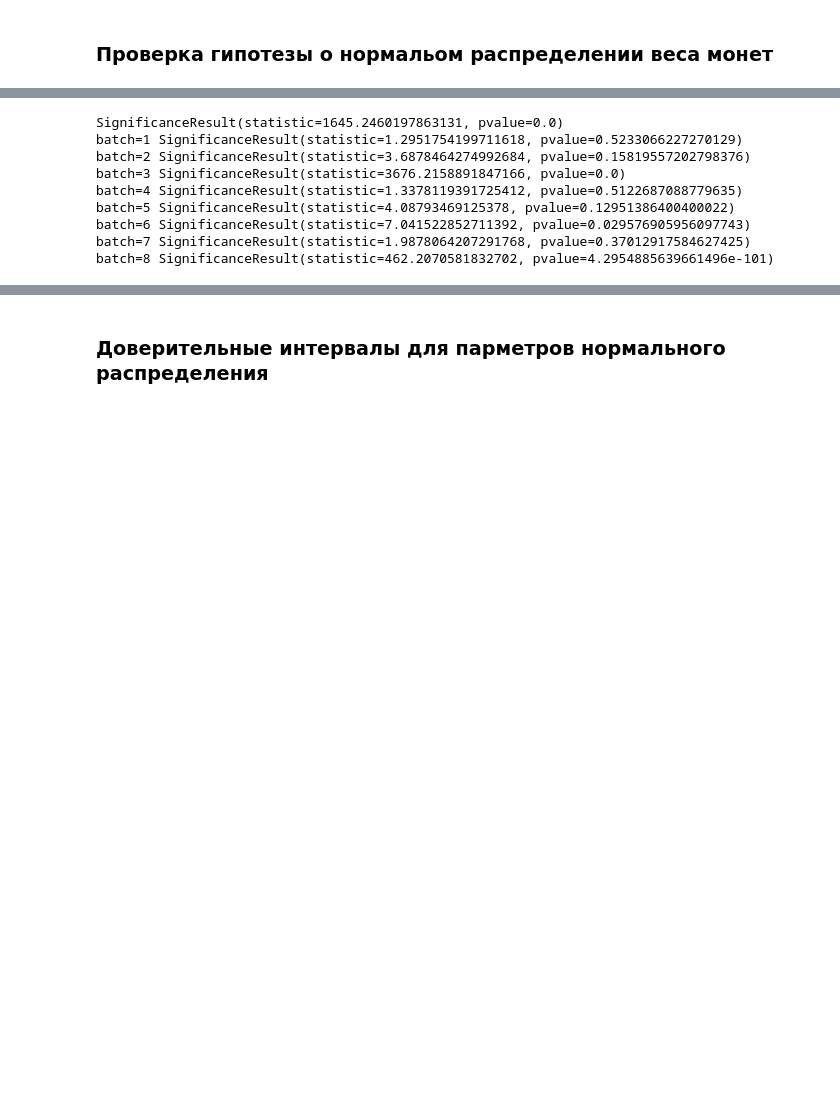
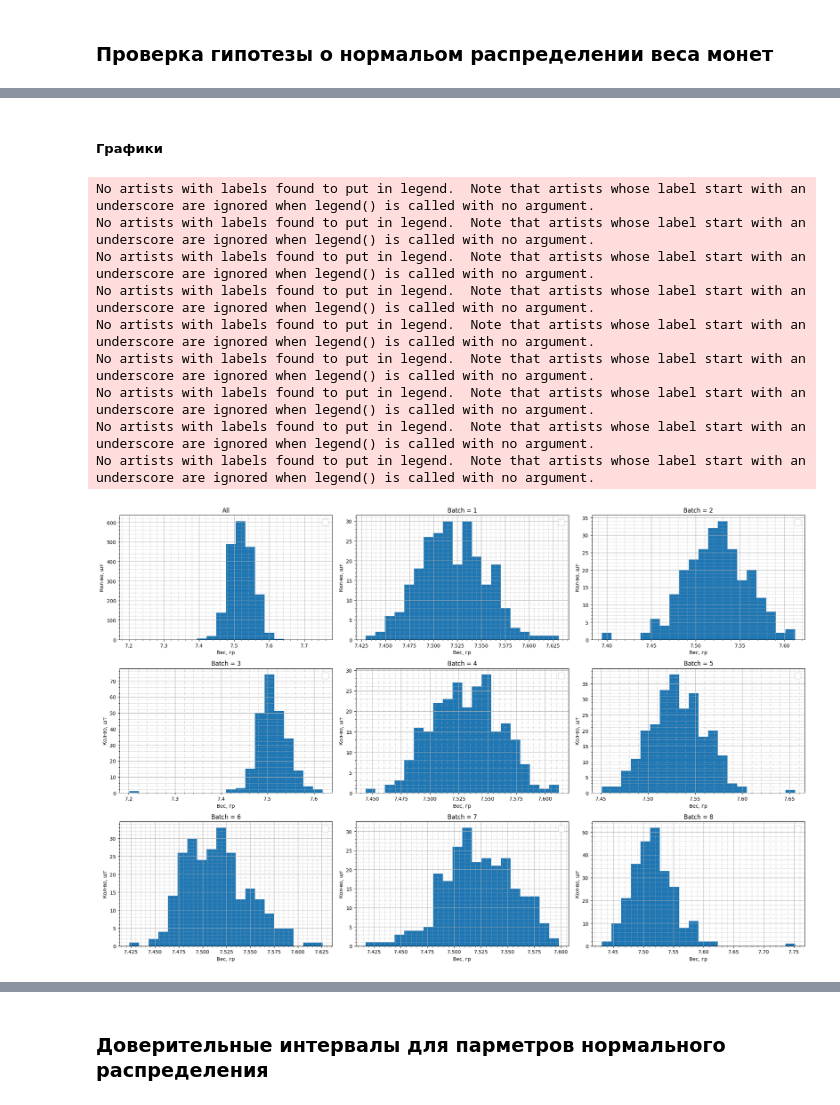
Before and after one commit to 9Neechan/spbu_studies, a Jupyter notebook: mat_statistics/MatStat2/2_euroweight.ipynb, the cells around one changed output, grey strips where cells are left out. Saved outputs shown, nothing was run; the diff lists cells and outputs as text; code cells hidden in the pictures; blank space fills up the shorter version.

```diff
--- a/mat_statistics/MatStat2/2_euroweight.ipynb
+++ b/mat_statistics/MatStat2/2_euroweight.ipynb
@@ -3,15 +3,12 @@
 # %%
 import statsmodels.api as sm
 import pandas as pd
-import numpy as np
 import matplotlib.pyplot as plt
 %matplotlib inline
-import seaborn as sns
 import scipy.stats as st
-sns.set()
 
 cols = ['ID', 'weight', 'batch']
-df = pd.read_csv('euroweight.dat.txt', sep='\t', header=None, names=cols)
+df = pd.read_csv('datasets/euroweight.dat.txt', sep='\t', header=None, names=cols)
 
 df.head()
 # %% [output]
@@ -252,20 +46,38 @@ batch=8 ShapiroResult(statistic=0.9367195963859558, pvalue=6.826919030089584e-09
-# %%
-print(st.jarque_bera(df['weight']))
-print('batch=1', st.jarque_bera(df1['weight']))
-print('batch=2', st.jarque_bera(df2['weight']))
-print('batch=3', st.jarque_bera(df3['weight']))
-print('batch=4', st.jarque_bera(df4['weight']))
-print('batch=5', st.jarque_bera(df5['weight']))
-print('batch=6', st.jarque_bera(df6['weight']))
-print('batch=7', st.jarque_bera(df7['weight']))
-print('batch=8', st.jarque_bera(df8['weight']))
-# %% [output]
-SignificanceResult(statistic=1645.2460197863131, pvalue=0.0)
-batch=1 SignificanceResult(statistic=1.2951754199711618, pvalue=0.5233066227270129)
-batch=2 SignificanceResult(statistic=3.6878464274992684, pvalue=0.15819557202798376)
-batch=3 SignificanceResult(statistic=3676.2158891847166, pvalue=0.0)
-batch=4 SignificanceResult(statistic=1.3378119391725412, pvalue=0.5122687088779635)
-batch=5 SignificanceResult(statistic=4.08793469125378, pvalue=0.12951386400400022)
-batch=6 SignificanceResult(statistic=7.041522852711392, pvalue=0.029576905956097743)
-batch=7 SignificanceResult(statistic=1.9878064207291768, pvalue=0.37012917584627425)
-batch=8 SignificanceResult(statistic=462.2070581832702, pvalue=4.2954885639661496e-101)
+# %% [markdown]
+##### Графики
+# %%
+dfs = [df['weight'], df1['weight'], df2['weight'], df3['weight'], df4['weight'], df5['weight'], df6['weight'], df7['weight'], df8['weight']]
+titles = ['All', 'Batch = 1', 'Batch = 2', 'Batch = 3', 'Batch = 4', 'Batch = 5', 'Batch = 6', 'Batch = 7', 'Batch = 8']
+# %%
+def pl(c, ax):
+    ax.hist(x=dfs[c], bins=20);
+    ax.set_xlabel(r'Вес, гр', fontsize=10)
+    ax.set_ylabel(r'Кол-во, шт', fontsize=10)
+    ax.set_title(titles[c])
+
+fig, axes = plt.subplots(ncols=3, nrows=3, figsize=(20, 13))
+c = 0
+
+for idx, row in enumerate(axes):
+    for jdx, ax in enumerate(row):
+        pl(c, ax)
+        c+=1
+
+        ax.minorticks_on()
+        ax.legend(fontsize=16)
+        ax.grid(which='major')
+        ax.grid(which='minor', linestyle=':')
+
+fig.tight_layout()
+plt.show()
+# %% [output]
+No artists with labels found to put in legend.  Note that artists whose label start with an underscore are ignored when legend() is called with no argument.
+No artists with labels found to put in legend.  Note that artists whose label start with an underscore are ignored when legend() is called with no argument.
+No artists with labels found to put in legend.  Note that artists whose label start with an underscore are ignored when legend() is called with no argument.
+No artists with labels found to put in legend.  Note that artists whose label start with an underscore are ignored when legend() is called with no argument.
+No artists with labels found to put in legend.  Note that artists whose label start with an underscore are ignored when legend() is called with no argument.
+No artists with labels found to put in legend.  Note that artists whose label start with an underscore are ignored when legend() is called with no argument.
+No artists with labels found to put in legend.  Note that artists whose label start with an underscore are ignored when legend() is called with no argument.
+No artists with labels found to put in legend.  Note that artists whose label start with an underscore are ignored when legend() is called with no argument.
+No artists with labels found to put in legend.  Note that artists whose label start with an underscore are ignored when legend() is called with no argument.
+[figure, added]
```
Also changed, not shown: parts of 49 cells of this notebook, 42 other files.
